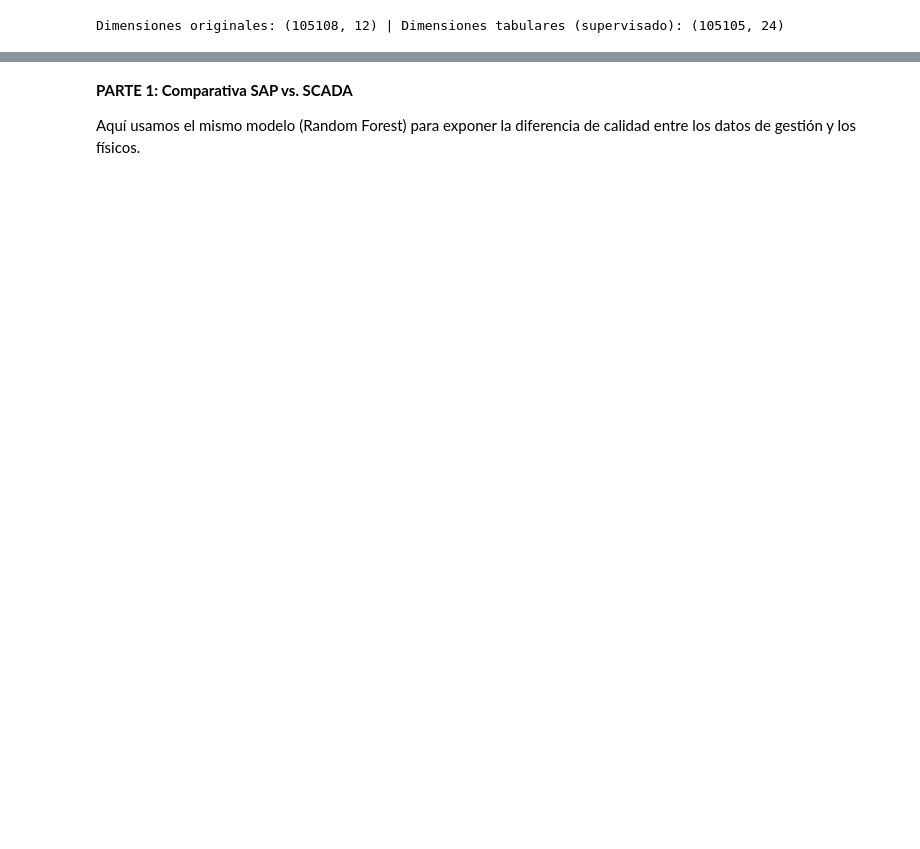
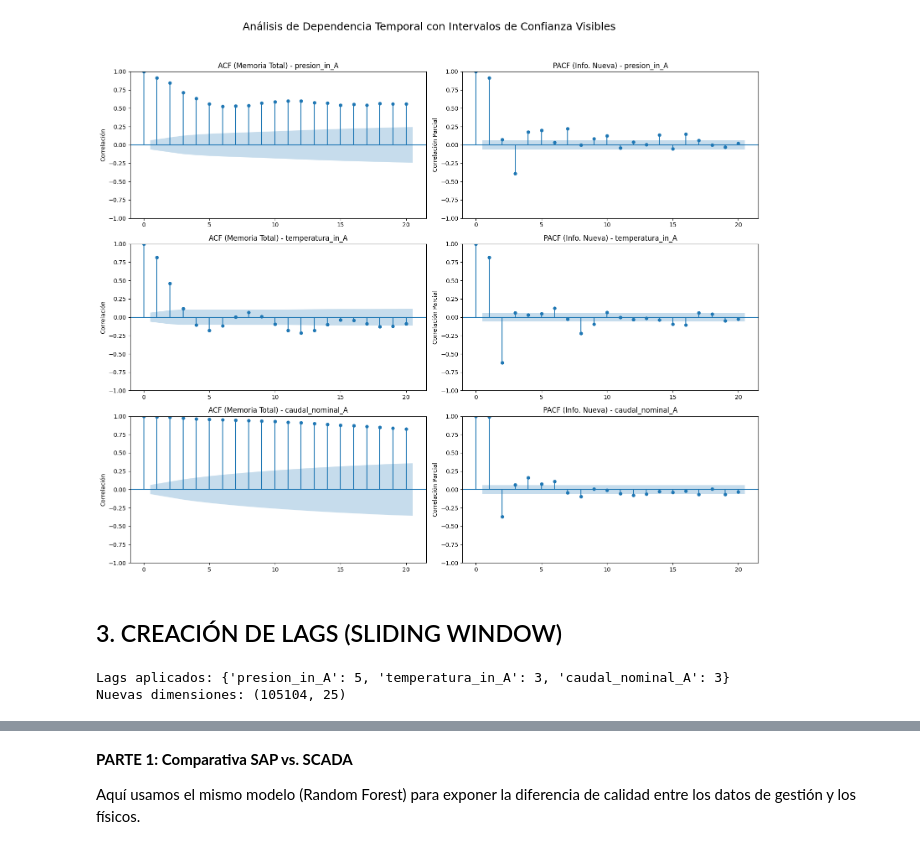
Before and after one commit to BryanInche/27.tfm_enagas_ia, a Jupyter notebook: notebooks/04_Modelado_Supervisado.ipynb, the cells around one changed output, grey strips where cells are left out. Drawn from its saved outputs; the diff is of its cells as text; code cells hidden in the pictures; blank space fills up the shorter version.

Commit message:
avance_paper_modelosml

```diff
--- a/notebooks/04_Modelado_Supervisado.ipynb
+++ b/notebooks/04_Modelado_Supervisado.ipynb
@@ -37,17 +100,57 @@ df = df.dropna(subset=['delta_presion_temp'])
+# %%
+import statsmodels.api as sm
+import matplotlib.pyplot as plt
+
+# 1. Tomamos una muestra para que las bandas sean visibles (ej. 1000 puntos)
+# Esto hace que el intervalo de confianza sea ~0.06, perfectamente visible.
+df_sample = df.tail(1000)
+
+variables_fisicas = ['presion_in_A', 'temperatura_in_A', 'caudal_nominal_A']
+fig, axes = plt.subplots(nrows=3, ncols=2, figsize=(16, 14))
+
+for i, var in enumerate(variables_fisicas):
+    # Gráfico ACF
+    sm.graphics.tsa.plot_acf(df_sample[var], lags=20, ax=axes[i, 0],
+                             alpha=0.05, # Nivel de confianza 95%
+                             title=f'ACF (Memoria Total) - {var}')
+
+    # Gráfico PACF
+    sm.graphics.tsa.plot_pacf(df_sample[var], lags=20, ax=axes[i, 1],
+                              alpha=0.05,
+                              method='ywm',
+                              title=f'PACF (Info. Nueva) - {var}')
+
+    # Etiquetas de ejes
+    axes[i, 0].set_ylabel('Correlación')
+    axes[i, 1].set_ylabel('Correlación Parcial')
+
+plt.suptitle('Análisis de Dependencia Temporal con Intervalos de Confianza Visibles', fontsize=18)
+plt.tight_layout(rect=[0, 0.03, 1, 0.95])
+plt.show()
+# %% [output]
+[figure, added]
+# %% [markdown]
+## 3. CREACIÓN DE LAGS (SLIDING WINDOW)
 # %%
-# 2. CREACIÓN DE LAGS (SLIDING WINDOW)
-columnas_fisicas = ['presion_in_A', 'temperatura_in_A', 'caudal_bruto_A', 'delta_presion_temp']
-n_lags = 3 # Esto equivale a darle al modelo 15 minutos de "memoria" hacia atrás (3 x 5 min)
+# 2. CREACIÓN DE LAGS (SLIDING WINDOW) PERSONALIZADOS
+# Definimos cuántos lags queremos para cada variable según el PACF
+lags_personalizados = {
+    'presion_in_A': 5,
+    'temperatura_in_A': 3,
+    'caudal_nominal_A': 3
+}
 
 df_supervisado = df.copy()
-for col in columnas_fisicas:
-    for i in range(1, n_lags + 1):
-        # Creamos una nueva columna desplazando los datos hacia abajo 'i' posiciones
+
+for col, n in lags_personalizados.items():
+    for i in range(1, n + 1):
         df_supervisado[f'{col}_lag{i}'] = df_supervisado[col].shift(i)
 
-# Al hacer shift, las primeras 'n_lags' filas quedan con NaN, las borramos
+# Eliminamos los nulos creados por el desplazamiento
 df_supervisado = df_supervisado.dropna()
 
-print(f"Dimensiones originales: {df.shape} | Dimensiones tabulares (supervisado): {df_supervisado.shape}")
+print(f"Lags aplicados: {lags_personalizados}")
+print(f"Nuevas dimensiones: {df_supervisado.shape}")
 # %% [output]
-Dimensiones originales: (105108, 12) | Dimensiones tabulares (supervisado): (105105, 24)
+Lags aplicados: {'presion_in_A': 5, 'temperatura_in_A': 3, 'caudal_nominal_A': 3}
+Nuevas dimensiones: (105104, 25)
```
Also changed, not shown: parts of 22 cells of this notebook.
